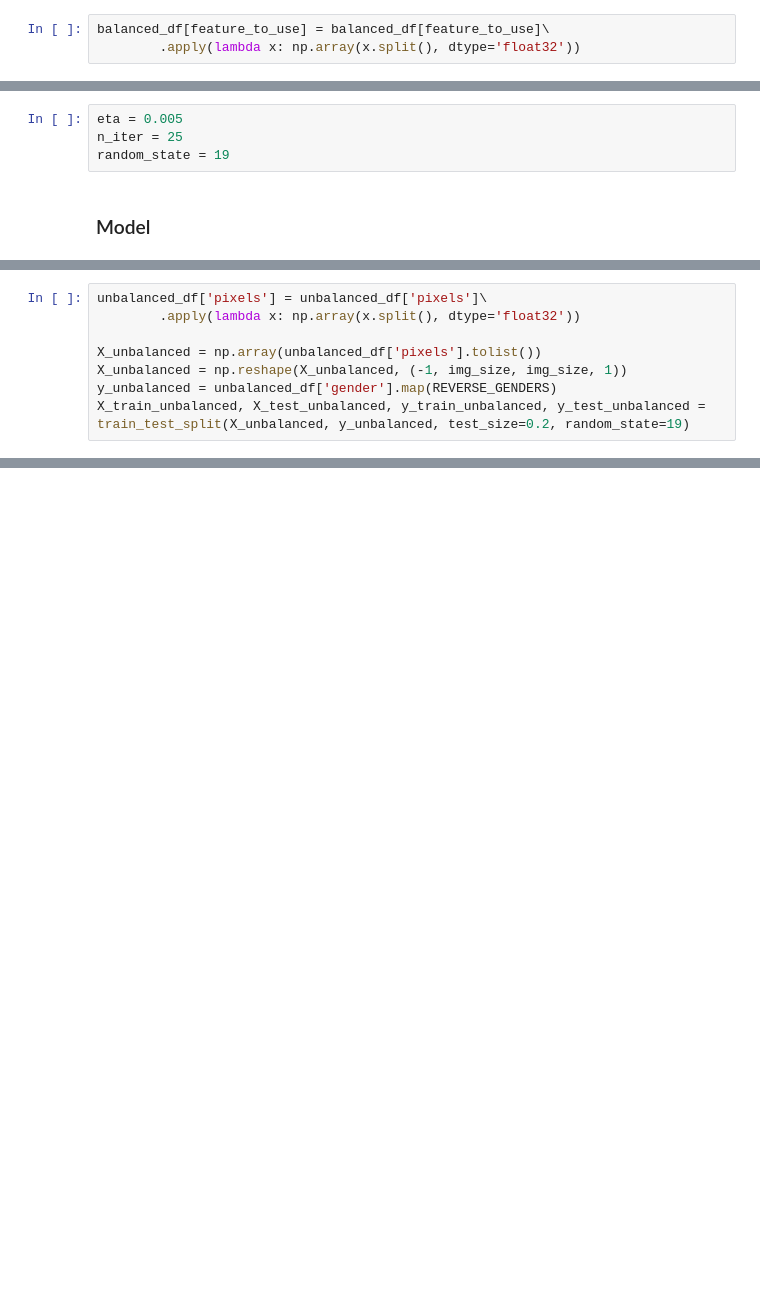
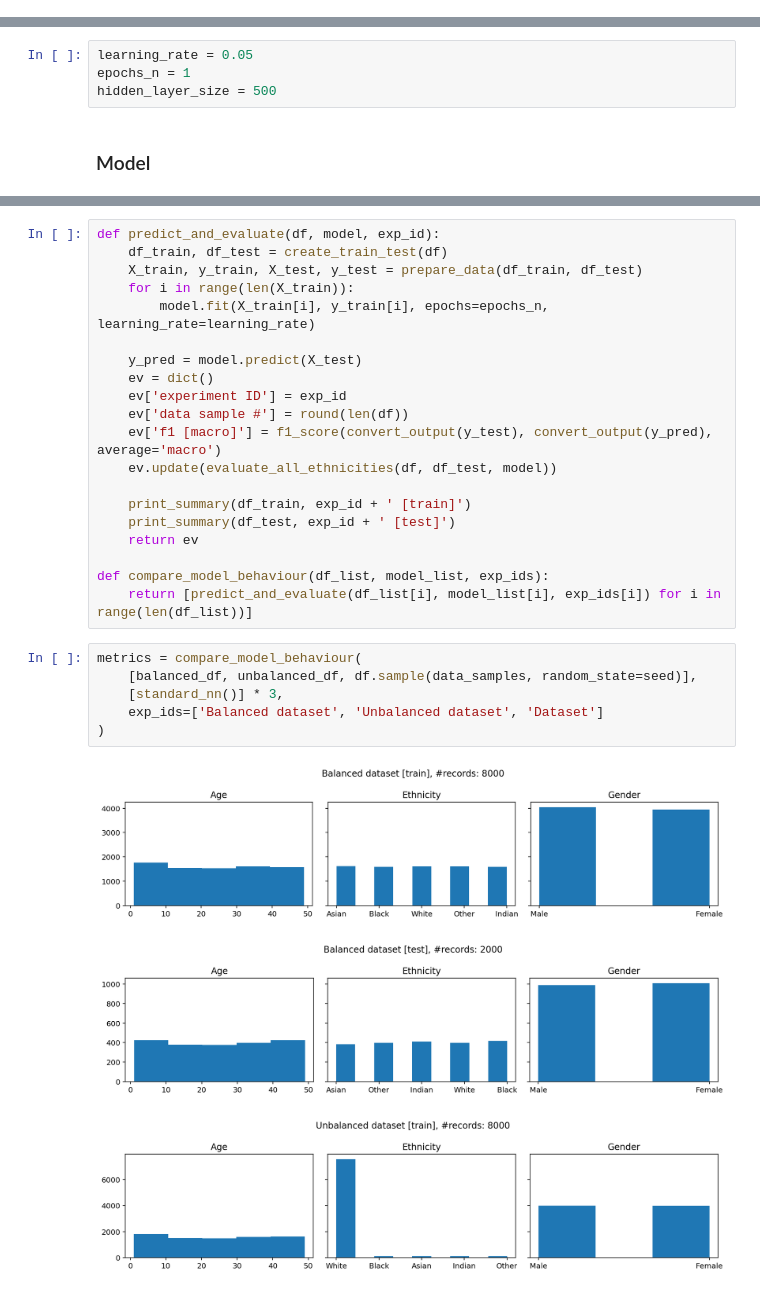
Before and after one commit to Roy160398/-Z-Fed---A-ZKP-Federated-Framework-to-Support-Balanced-Learning, a Jupyter notebook: age-recognition.ipynb, the cells around one changed output, grey strips where cells are left out. Saved outputs shown, nothing was run; the diff lists cells and outputs as text; blank space fills up the shorter version.

Commit message:
neural network model comparison added [working]

```diff
--- a/age-recognition.ipynb
+++ b/age-recognition.ipynb
@@ -133,4 +183 @@ Number of records: 500
-# %%
-balanced_df[feature_to_use] = balanced_df[feature_to_use]\
-        .apply(lambda x: np.array(x.split(), dtype='float32'))
 # %%
@@ -145,7 +212,7 @@ X_train, X_test, y_train, y_test = train_test_split(X, y, test_size=0.2, random_
 # %%
-eta = 0.005
-n_iter = 25
-random_state = 19
+learning_rate = 0.05
+epochs_n = 1
+hidden_layer_size = 500
 # %% [markdown]
 ### Model
 # %%
@@ -295,8 +256,0 @@ Number of records: 4800
-# %%
-unbalanced_df['pixels'] = unbalanced_df['pixels']\
-        .apply(lambda x: np.array(x.split(), dtype='float32'))
-
-X_unbalanced = np.array(unbalanced_df['pixels'].tolist())
-X_unbalanced = np.reshape(X_unbalanced, (-1, img_size, img_size, 1))
-y_unbalanced = unbalanced_df['gender'].map(REVERSE_GENDERS)
-X_train_unbalanced, X_test_unbalanced, y_train_unbalanced, y_test_unbalanced = train_test_split(X_unbalanced, y_unbalanced, test_size=0.2, random_state=19)
@@ -328,0 +262,30 @@ evaluate_all_ethnicities(unbalanced_df, y_test_unbalanced, ada_sgd_unbalanced, T
+# %%
+def predict_and_evaluate(df, model, exp_id):
+    df_train, df_test = create_train_test(df)
+    X_train, y_train, X_test, y_test = prepare_data(df_train, df_test)
+    for i in range(len(X_train)):
+        model.fit(X_train[i], y_train[i], epochs=epochs_n, learning_rate=learning_rate)
+
+    y_pred = model.predict(X_test)
+    ev = dict()
+    ev['experiment ID'] = exp_id
+    ev['data sample #'] = round(len(df))
+    ev['f1 [macro]'] = f1_score(convert_output(y_test), convert_output(y_pred), average='macro')
+    ev.update(evaluate_all_ethnicities(df, df_test, model))
+
+    print_summary(df_train, exp_id + ' [train]')
+    print_summary(df_test, exp_id + ' [test]')
+    return ev
+
+def compare_model_behaviour(df_list, model_list, exp_ids):
+    return [predict_and_evaluate(df_list[i], model_list[i], exp_ids[i]) for i in range(len(df_list))]
+# %%
+metrics = compare_model_behaviour(
+    [balanced_df, unbalanced_df, df.sample(data_samples, random_state=seed)],
+    [standard_nn()] * 3,
+    exp_ids=['Balanced dataset', 'Unbalanced dataset', 'Dataset']
+)
+# %% [output]
+[figure, added]
+[figure, added]
+[figure, added]
```
Also changed, not shown: parts of 49 cells of this notebook, 2 other files.
